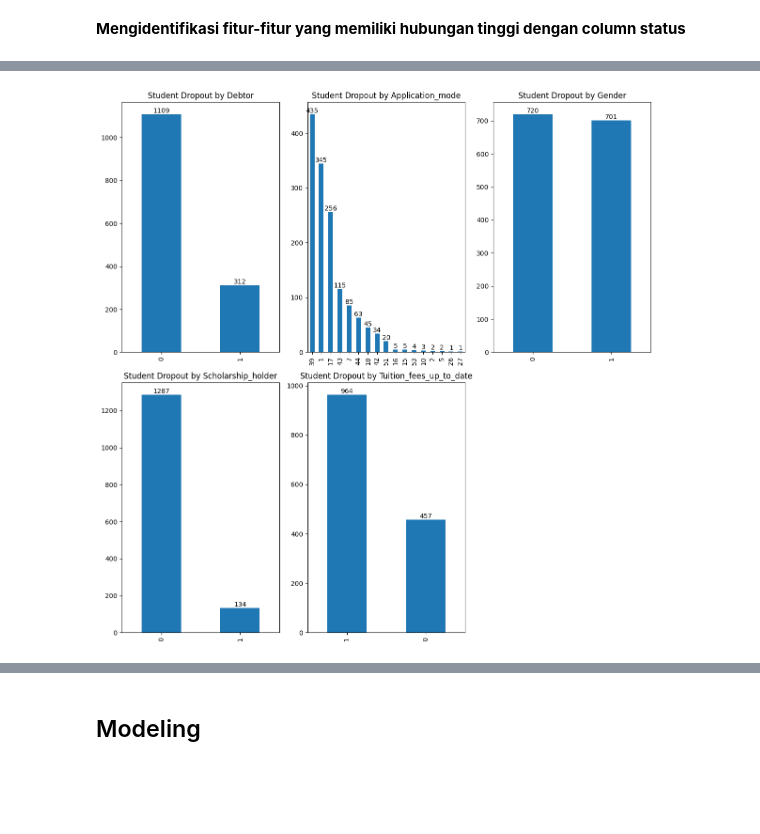
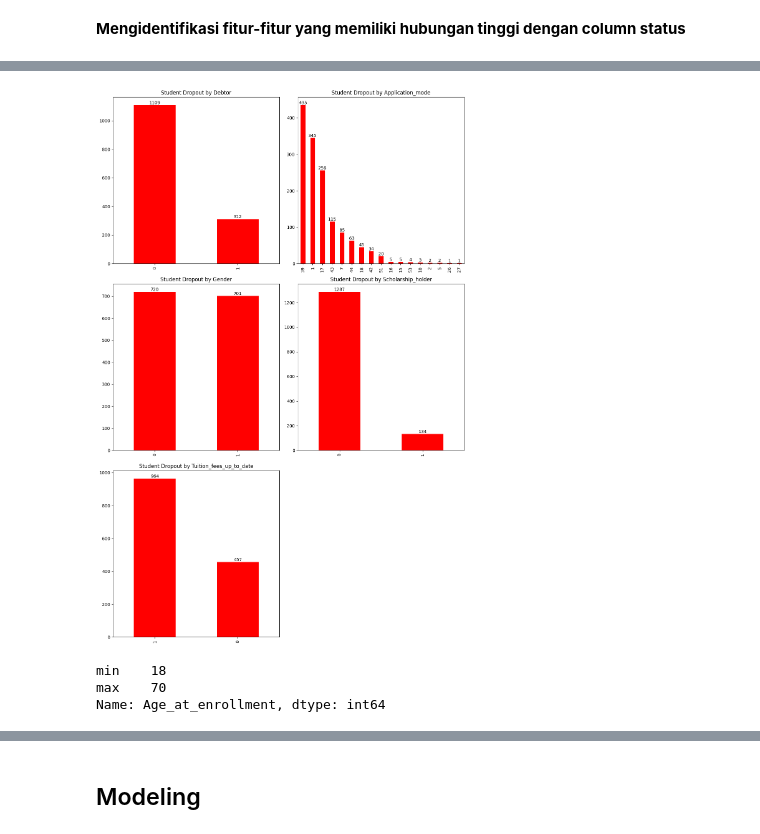
Before and after one commit to ferys2195/Submission-Penerapan-Data-Science, a Jupyter notebook: submission_2/notebook.ipynb, the cells around one changed output, grey strips where cells are left out. Drawn from its saved outputs; the diff is of its cells as text; code cells hidden in the pictures; blank space fills up the shorter version.

```diff
--- a/submission_2/notebook.ipynb
+++ b/submission_2/notebook.ipynb
@@ -225,12 +227,12 @@ status_counts = df['Status'].value_counts()
 status_percentages = (status_counts / status_counts.sum()) * 100
 
 plt.figure(figsize=(8, 6))
-ax = status_counts.plot(kind='bar', color=['blue', 'red'])
+ax = status_counts.plot(kind='bar', color=['green', 'red'])
 
 plt.title('Distribution of Dropout Status')
 plt.xlabel('Status')
 plt.ylabel('Count')
-plt.xticks(ticks=[0, 1], labels=['Not Dropout (0)', 'Dropout (1)'], rotation=0)
+plt.xticks(ticks=[0, 1], labels=['Not Dropout', 'Dropout'], rotation=0)
 
 for p in ax.patches:
     height = p.get_height()
@@ -271,40 +275,46 @@ plt.show()
 # %%
 dropout_data = df[df['Status'] == 1]
 # %%
-def dropout_by_feature (column, sort=False):
+def plot_student_dropout(df, column, sort=False):
     if sort is not None:
-        return dropout_data.groupby(column).size().sort_values(ascending=sort)
+        return df.groupby(column).size().sort_values(ascending=sort)
     else:
-        return dropout_data.groupby(column).size()
+        return df.groupby(column).size()
 # %%
 cols = [
     'Debtor', 'Application_mode', 'Gender',
     'Scholarship_holder', 'Tuition_fees_up_to_date'
 ]
 
-ncols = min(3, len(cols))
+ncols = min(2, len(cols))
 
 nrows = math.ceil(len(cols) / ncols)
 
-fig, axes = plt.subplots(nrows=nrows, ncols=ncols, figsize=(ncols * 4, nrows * 6))
+fig, axes = plt.subplots(nrows=nrows, ncols=ncols, figsize=(ncols * 6, nrows * 6))
 
 axes = axes.flatten()
 
 for i, column in enumerate(cols):
     ax = axes[i]
-    data = dropout_by_feature(column)
-    data.plot(kind='bar', ax=ax, title=f'Student Dropout by {column}')
+    data = plot_student_dropout(dropout_data, column)
+    data.plot(kind='bar', ax=ax, color='red', title=f'Student Dropout by {column}')
     ax.set_xlabel(None)
 
     for index, value in enumerate(data):
         ax.text(index, value, str(value), ha='center', va='bottom')
 
 for j in range(i + 1, len(axes)):
     fig.delaxes(axes[j])
 
 
 
 plt.tight_layout()
 plt.show()
 # %% [output]
-[figure, old version]
+[figure, new version]
+# %%
+dropout_data['Age_at_enrollment'].agg(['min', 'max'])
+# %% [output]
+min    18
+max    70
+Name: Age_at_enrollment, dtype: int64
```
Also changed, not shown: parts of 35 cells of this notebook, 6 other files.
